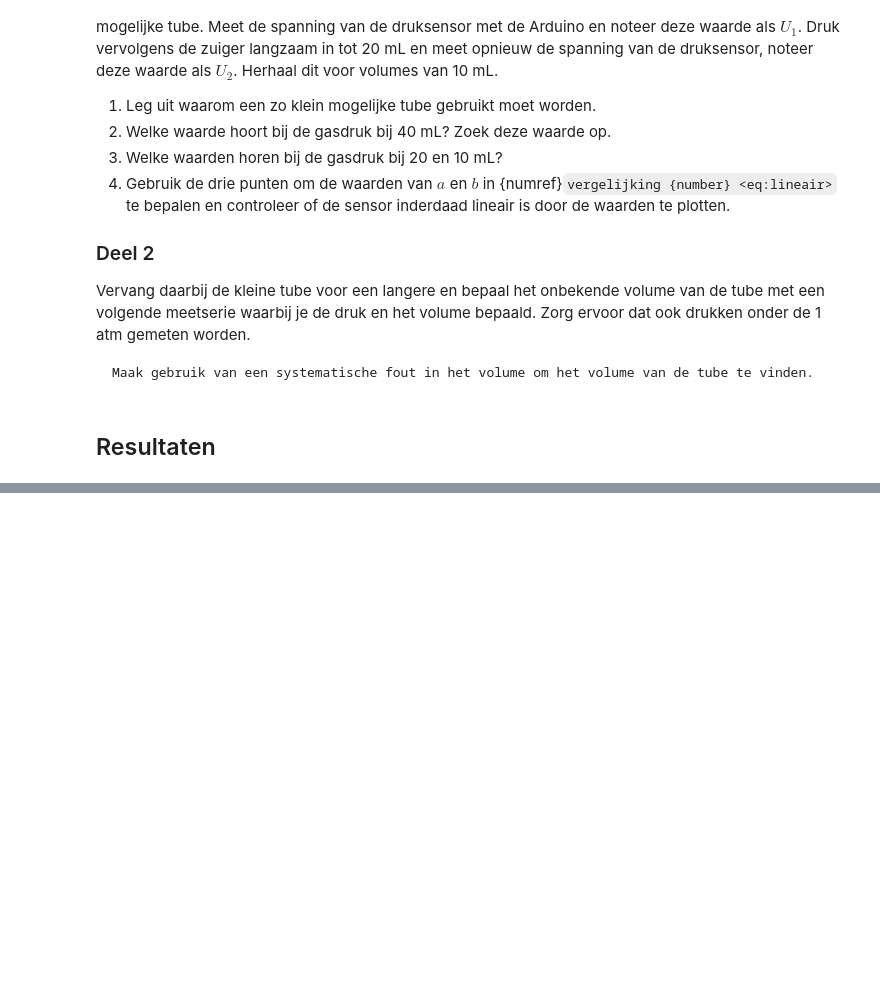
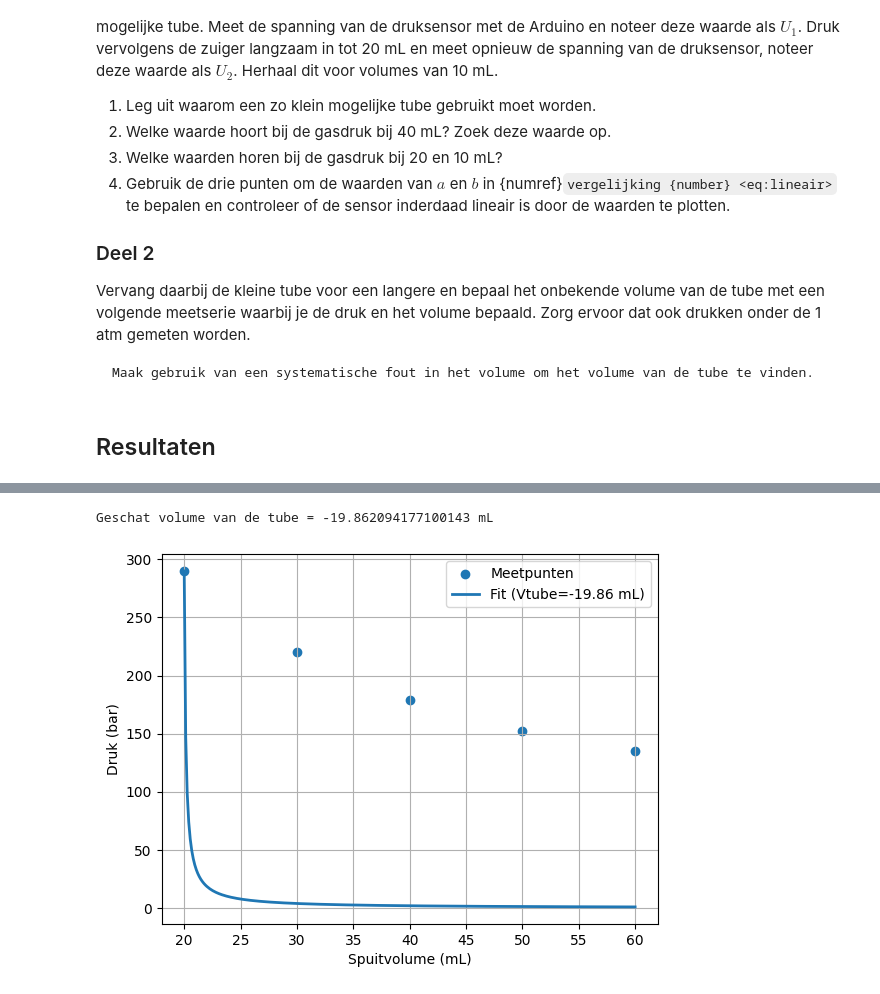
Before and after one commit to meijnebolger/groepMF, a Jupyter notebook: Content/Labs/druksensorijken.ipynb, the cells around one changed output, grey strips where cells are left out. Cells and saved outputs as stored; diff of their text form; code cells hidden in the pictures; blank space fills up the shorter version.

```diff
--- a/Content/Labs/druksensorijken.ipynb
+++ b/Content/Labs/druksensorijken.ipynb
@@ -104,0 +105,34 @@ b = -0.18171242438331747
+# %%
+V = np.array([60, 50, 40, 30, 20])
+P = np.array([135, 152, 179, 220, 290])
+
+
+
+# Bekende constante: P0 * V0
+P0 = 1.00   # bar
+V0 = 40     # mL
+C = P0 * V0 # constante
+
+# Alleen Vtube fitten:
+def druk_model(V, Vtube):
+    return C / (V + Vtube)
+
+params, cov = curve_fit(druk_model, V, P)
+Vtube_fit = params[0]
+
+print("Geschat volume van de tube =", Vtube_fit, "mL")
+
+# Plot
+V_fit = np.linspace(min(V), max(V), 300)
+P_fit = druk_model(V_fit, Vtube_fit)
+
+plt.scatter(V, P, label="Meetpunten")
+plt.plot(V_fit, P_fit, label=f"Fit (Vtube={Vtube_fit:.2f} mL)", linewidth=2)
+plt.xlabel("Spuitvolume (mL)")
+plt.ylabel("Druk (bar)")
+plt.grid(True)
+plt.legend()
+plt.show()
+# %% [output]
+Geschat volume van de tube = -19.862094177100143 mL
+[figure, added]
```
Also changed, not shown: parts of 1 cell of this notebook.
